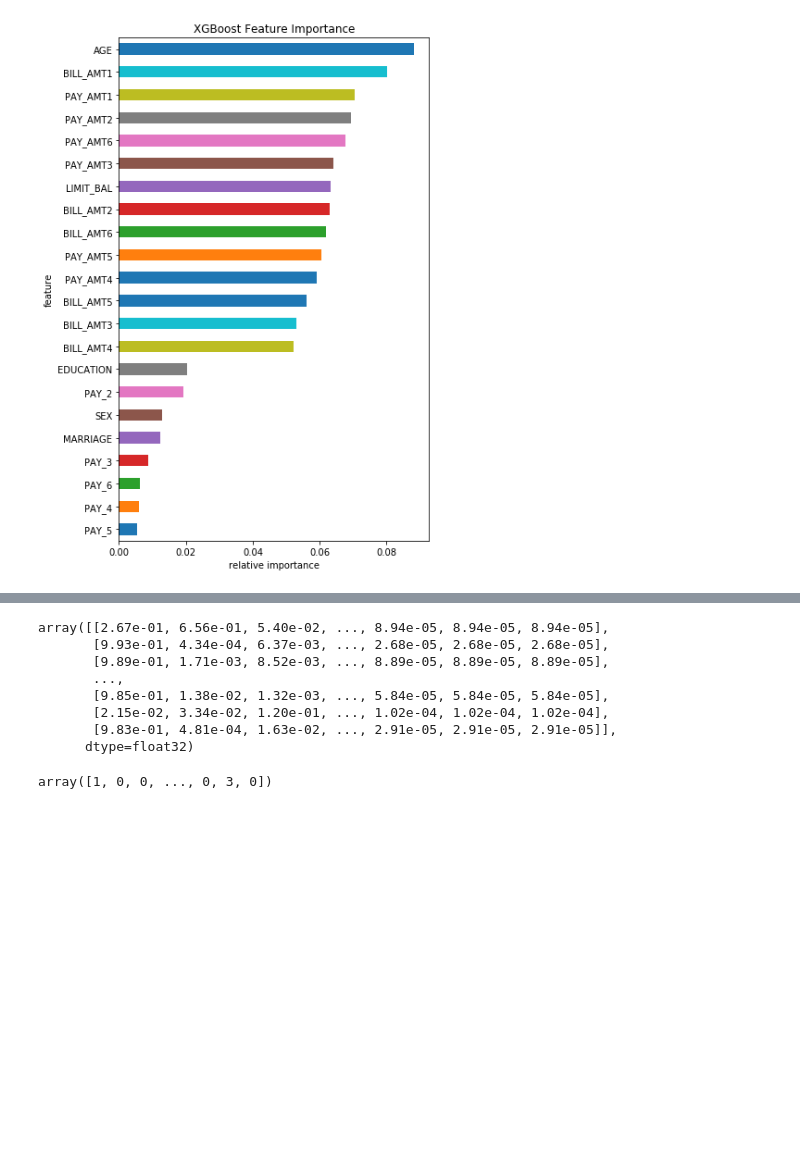
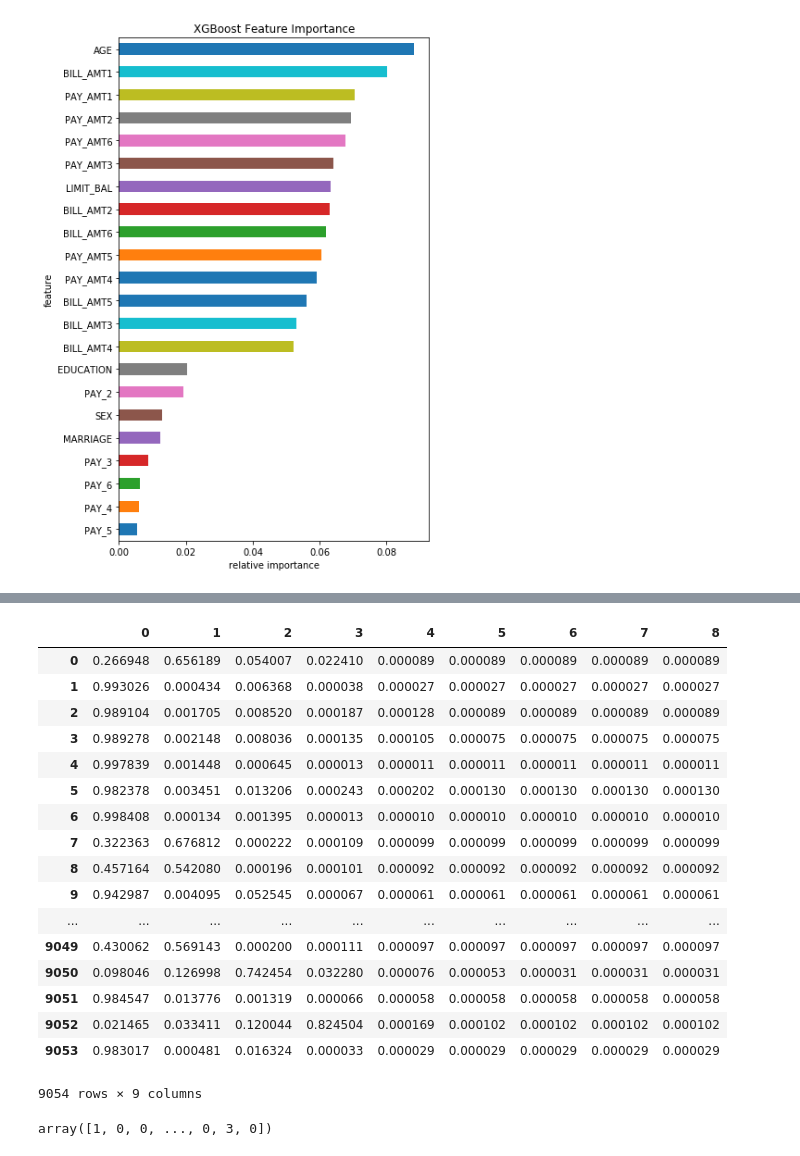
Before and after one commit to navdeep-G/interpretable-ml, a Jupyter notebook: notebooks/credit/xgb_credit_multinomial_classifier.ipynb, the cells around one changed output, grey strips where cells are left out. Cells and saved outputs as stored; diff of their text form; code cells hidden in the pictures; blank space fills up the shorter version.

```diff
--- a/notebooks/credit/xgb_credit_multinomial_classifier.ipynb
+++ b/notebooks/credit/xgb_credit_multinomial_classifier.ipynb
@@ -253,16 +257,26 @@ shap.summary_plot(shap_values[:, 0, :-1], test[xgb_model.feature_names])
 preds = xgb_model.predict(dtest)
 # %%
 #Each column represents class number: 0, 1, 2, ..., 8.
-preds
+pd.DataFrame(preds)
 # %% [output]
+|  | 0 | 1 | 2 | 3 | 4 | 5 | 6 | 7 | 8 |
+| 0 | 0.266948 | 0.656189 | 0.054007 | 0.022410 | 0.000089 | 0.000089 | 0.000089 | 0.000089 | 0.000089 |
+| 1 | 0.993026 | 0.000434 | 0.006368 | 0.000038 | 0.000027 | 0.000027 | 0.000027 | 0.000027 | 0.000027 |
+| 2 | 0.989104 | 0.001705 | 0.008520 | 0.000187 | 0.000128 | 0.000089 | 0.000089 | 0.000089 | 0.000089 |
+| 3 | 0.989278 | 0.002148 | 0.008036 | 0.000135 | 0.000105 | 0.000075 | 0.000075 | 0.000075 | 0.000075 |
+| 4 | 0.997839 | 0.001448 | 0.000645 | 0.000013 | 0.000011 | 0.000011 | 0.000011 | 0.000011 | 0.000011 |
+| 5 | 0.982378 | 0.003451 | 0.013206 | 0.000243 | 0.000202 | 0.000130 | 0.000130 | 0.000130 | 0.000130 |
+| 6 | 0.998408 | 0.000134 | 0.001395 | 0.000013 | 0.000010 | 0.000010 | 0.000010 | 0.000010 | 0.000010 |
+| 7 | 0.322363 | 0.676812 | 0.000222 | 0.000109 | 0.000099 | 0.000099 | 0.000099 | 0.000099 | 0.000099 |
+| 8 | 0.457164 | 0.542080 | 0.000196 | 0.000101 | 0.000092 | 0.000092 | 0.000092 | 0.000092 | 0.000092 |
+| 9 | 0.942987 | 0.004095 | 0.052545 | 0.000067 | 0.000061 | 0.000061 | 0.000061 | 0.000061 | 0.000061 |
+| ... | ... | ... | ... | ... | ... | ... | ... | ... | ... |
+| 9049 | 0.430062 | 0.569143 | 0.000200 | 0.000111 | 0.000097 | 0.000097 | 0.000097 | 0.000097 | 0.000097 |
+| 9050 | 0.098046 | 0.126998 | 0.742454 | 0.032280 | 0.000076 | 0.000053 | 0.000031 | 0.000031 | 0.000031 |
+| 9051 | 0.984547 | 0.013776 | 0.001319 | 0.000066 | 0.000058 | 0.000058 | 0.000058 | 0.000058 | 0.000058 |
+| 9052 | 0.021465 | 0.033411 | 0.120044 | 0.824504 | 0.000169 | 0.000102 | 0.000102 | 0.000102 | 0.000102 |
+| 9053 | 0.983017 | 0.000481 | 0.016324 | 0.000033 | 0.000029 | 0.000029 | 0.000029 | 0.000029 | 0.000029 |
-array([[2.67e-01, 6.56e-01, 5.40e-02, ..., 8.94e-05, 8.94e-05, 8.94e-05],
-       [9.93e-01, 4.34e-04, 6.37e-03, ..., 2.68e-05, 2.68e-05, 2.68e-05],
-       [9.89e-01, 1.71e-03, 8.52e-03, ..., 8.89e-05, 8.89e-05, 8.89e-05],
-       ...,
-       [9.85e-01, 1.38e-02, 1.32e-03, ..., 5.84e-05, 5.84e-05, 5.84e-05],
-       [2.15e-02, 3.34e-02, 1.20e-01, ..., 1.02e-04, 1.02e-04, 1.02e-04],
-       [9.83e-01, 4.81e-04, 1.63e-02, ..., 2.91e-05, 2.91e-05, 2.91e-05]],
-      dtype=float32)
+9054 rows × 9 columns
 # %%
 #For each line we need to select that column
 #where the probability is the highest
```
Also changed, not shown: parts of 6 cells of this notebook.
